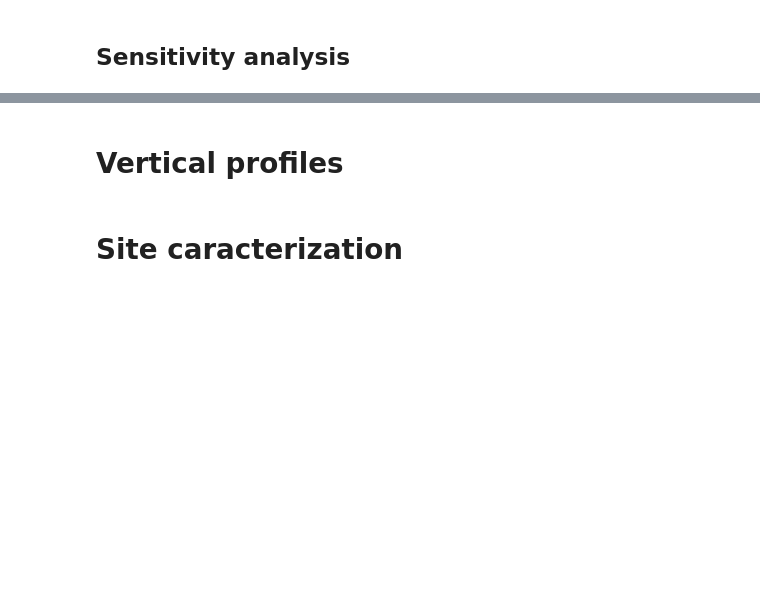
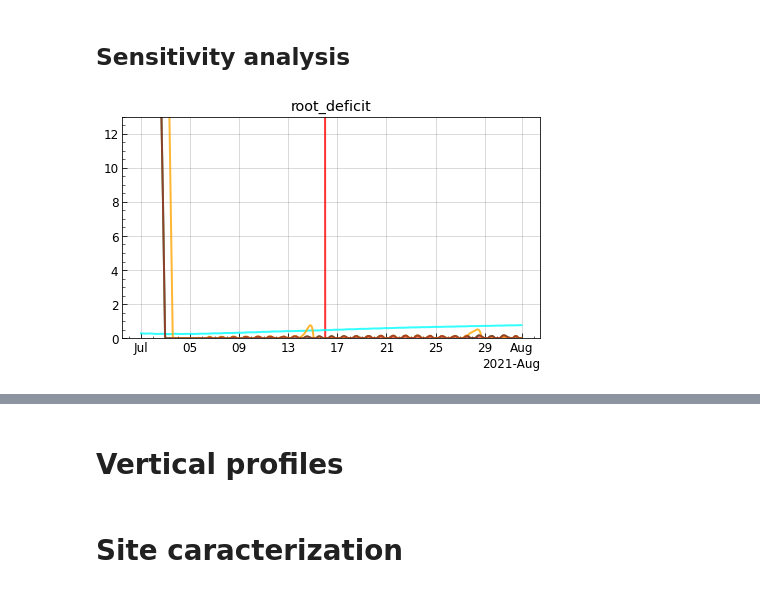
Before and after one commit to ptiengou/netcdf-scripts, a Jupyter notebook: python_notebooks/LMDZOR/LAM_08_HFnative.ipynb, the cells around one changed output, grey strips where cells are left out. Cells and saved outputs as stored; diff of their text form; code cells hidden in the pictures; blank space fills up the shorter version.

Commit message:
Add DO_RSOIL and beta=1.5 sims

```diff
--- a/python_notebooks/LMDZOR/LAM_08_HFnative.ipynb
+++ b/python_notebooks/LMDZOR/LAM_08_HFnative.ipynb
@@ -317,6 +409,8 @@ z0_ratios_sims = False
 beta1_sims = True
 routing_restart_full=True
 routing_restart_full_beta1=True
+routing_restart_full_beta15=True
+do_rsoil=True
 # %% [markdown]
 ### Irrig frac 100% vs 0%
 # %%
@@ -993,6 +1219,10 @@ if timeslot=='sop':
         ds12=sop_els_orc_routingfull
         ds13=sop_cen_orc_routingfull_beta1
         ds14=sop_els_orc_routingfull_beta1
+        ds15=sop_cen_orc_routingfull_beta15
+        ds16=sop_els_orc_routingfull_beta15
+        ds17=sop_cen_orc_routingfull_beta1_dorsoil
+        ds18=sop_els_orc_routingfull_beta1_dorsoil
     else:
         ds3 =sop_cen_lmdz_noirr
         ds4 =sop_els_lmdz_noirr
@@ -1006,6 +1236,10 @@ if timeslot=='sop':
         ds12=sop_els_lmdz_routingfull
         ds13=sop_cen_lmdz_routingfull_beta1
         ds14=sop_els_lmdz_routingfull_beta1
+        ds15=sop_cen_lmdz_routingfull_beta15
+        ds16=sop_els_lmdz_routingfull_beta15
+        ds17=sop_cen_lmdz_routingfull_beta1_dorsoil
+        ds18=sop_els_lmdz_routingfull_beta1_dorsoil
 elif timeslot=='july':
     ds1=cen_mto
     ds2=els_mto
@@ -1022,6 +1256,10 @@ elif timeslot=='july':
         ds12=els_orc_routingfull
         ds13=cen_orc_routingfull_beta1
         ds14=els_orc_routingfull_beta1
+        ds15=cen_orc_routingfull_beta15
+        ds16=els_orc_routingfull_beta15
+        ds17=cen_orc_routingfull_beta1_dorsoil
+        ds18=els_orc_routingfull_beta1_dorsoil
     else:
         ds3 =cen_lmdz_noirr
         ds4 =els_lmdz_noirr
@@ -1035,32 +1273,41 @@ elif timeslot=='july':
         ds12=els_lmdz_routingfull
         ds13=cen_lmdz_routingfull_beta1
         ds14=els_lmdz_routingfull_beta1
+        ds15=cen_lmdz_routingfull_beta15
+        ds16=els_lmdz_routingfull_beta15
+        ds17=cen_lmdz_routingfull_beta1_dorsoil
+        ds18=els_lmdz_routingfull_beta1_dorsoil
 # %%
 vmin=0
-vmax=1000
-# vmin, vmax=None, None
+vmax=13
+vmin, vmax=None, None
 # title='{} ({})'.format(var, ds1[var].attrs['units'])
 title=var
 
 ds_list_cen=[]
 if var in ds1.variables and obs:
     ds_list_cen=[ds1]
-ds_list_cen+=[ds3, ds5, ds7, ds9, ds11, ds13]
+# ds_list_cen+=[ds3, ds5, ds7, ds9, ds11, ds13, ds15, ds17]
+ds_list_cen+=[ds3, ds7, ds13, ds15, ds17]
 # ds_list_cen+=[ds7, ds9, ds13]
 time_series_ave(ds_list_cen, var, ds_colors=True,
                 # ds_linestyle=True,
                 title=title, vmin=vmin, vmax=vmax,
                 # figsize=(12,6),
                 legend_out=legend_out
                 )
 
-vmin, vmax=None, None
-# vmin,vmax=0,15
-ds_list_els=[]
-# obs=False
-if var in ds2.variables and obs :
-    ds_list_els=[ds2]
-ds_list_els+=[ds4, ds6, ds8, ds10, ds12, ds14]
-# ds_list_els+=[ds8, ds10, ds14]
-time_series_ave(ds_list_els, var, ds_colors=True, ds_linestyle=True, title=title, vmin=vmin, vmax=vmax, legend_out=legend_out)
+if plot_els_plans:
+    vmin, vmax=None, None
+    vmin,vmax=0,15
+    ds_list_els=[]
+    # obs=False
+    if var in ds2.variables and obs :
+        ds_list_els=[ds2]
+    # ds_list_els+=[ds4, ds6, ds8, ds10, ds12, ds14, ds16, ds18]
+    ds_list_els+=[ds4, ds8, ds14, ds16, ds18]
+    # ds_list_els+=[ds8, ds10, ds14]
+    time_series_ave(ds_list_els, var, ds_colors=True, ds_linestyle=True, title=title, vmin=vmin, vmax=vmax, legend_out=legend_out)
+# %% [output]
+[figure, added]
 # %%
```
Also changed, not shown: parts of 20 cells of this notebook.
